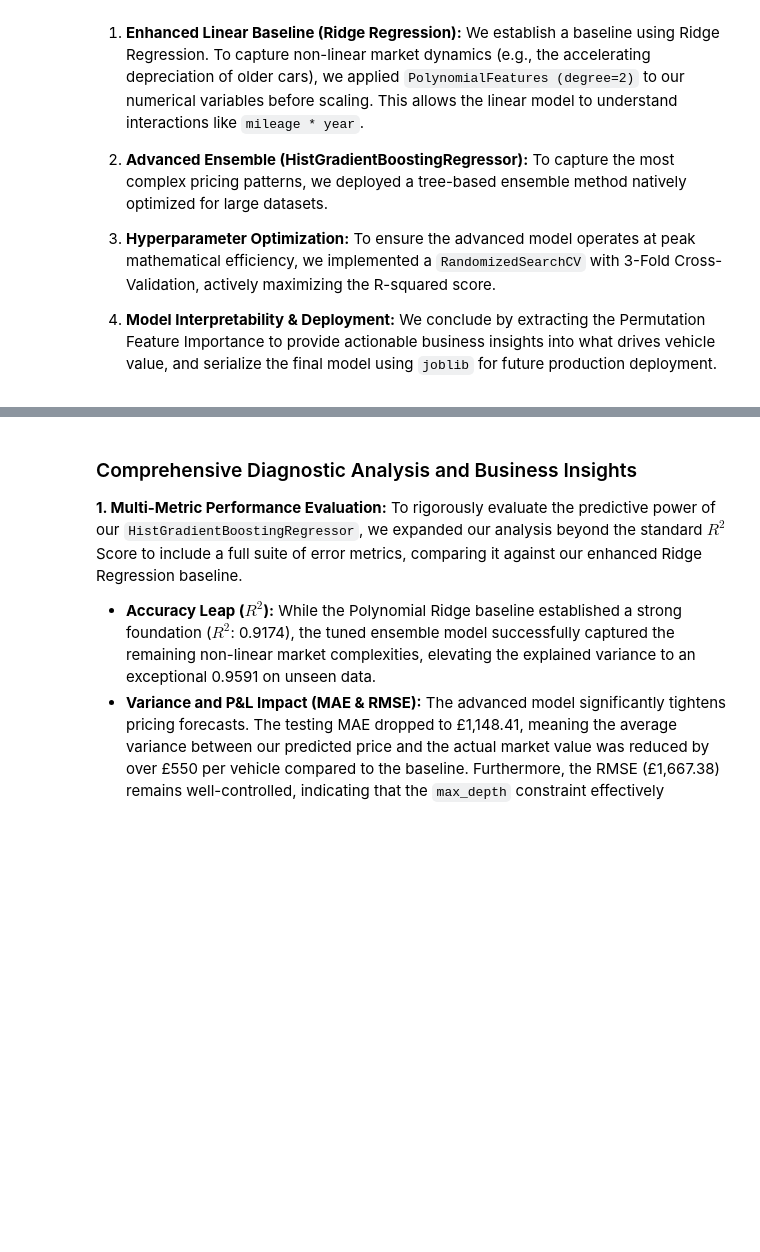
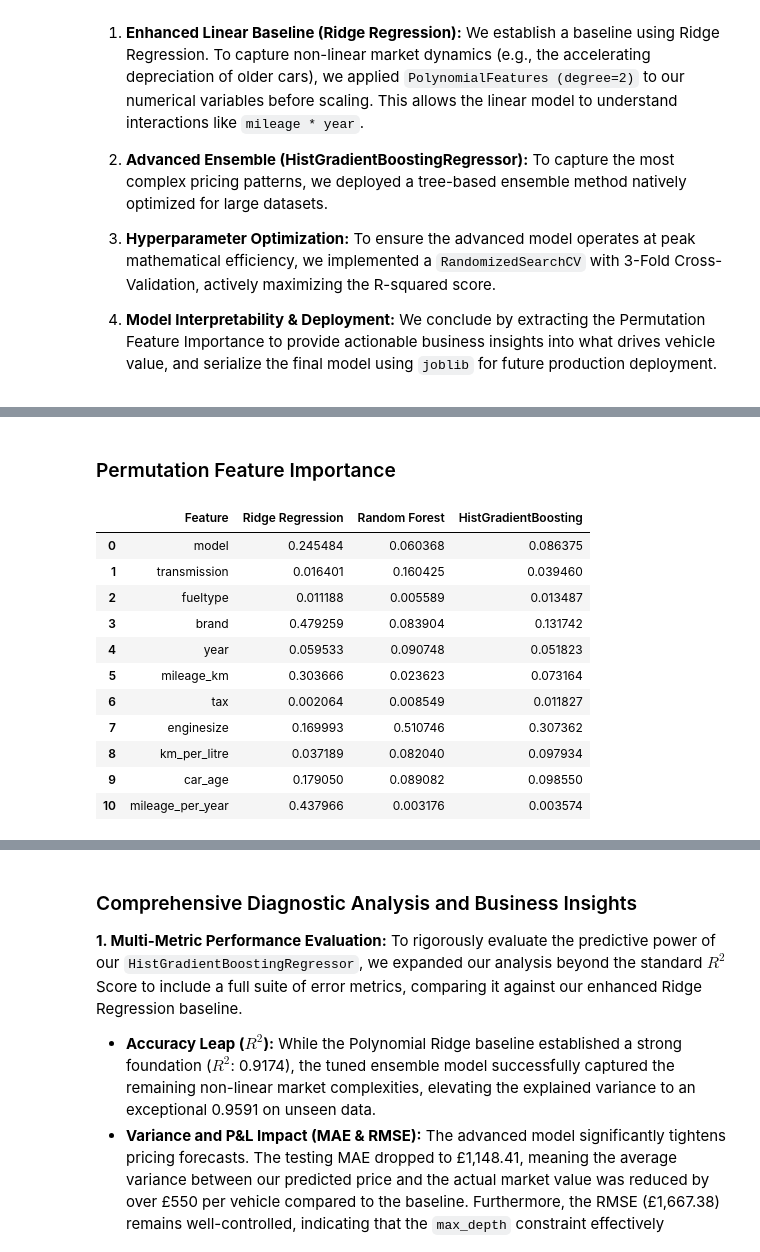
Before and after one commit to FiloDelu03/Machine-Learning-Group-AO-daje-roma-daje-, a Jupyter notebook: Model Car.ipynb, the cells around one changed output, grey strips where cells are left out. Drawn from its saved outputs; the diff is of its cells as text; code cells hidden in the pictures; blank space fills up the shorter version.

```diff
--- a/Model Car.ipynb
+++ b/Model Car.ipynb
@@ -47,0 +391,56 @@ To accurately predict the market value of used vehicles, we framed this as a sup
+# %% [markdown]
+### Permutation Feature Importance
+# %%
+# Ridge Regression
+ridge_perm_result = permutation_importance(
+    pipeline_ridge,
+    X_test,
+    y_test,
+    n_repeats=5,
+    random_state=42,
+    n_jobs=-1
+)
+
+# Random Forest
+rf_perm_result = permutation_importance(
+    pipeline_rf,
+    X_test,
+    y_test,
+    n_repeats=5,
+    random_state=42,
+    n_jobs=-1
+)
+
+# HistGradientBoosting
+gb_perm_result = permutation_importance(
+    best_model_gb,
+    X_test,
+    y_test,
+    n_repeats=5,
+    random_state=42,
+    n_jobs=-1
+)
+
+
+# General Feature Importance Comparison Table
+feature_importance_comparison = pd.DataFrame({
+    'Feature': X_test.columns,
+    'Ridge Regression': ridge_perm_result.importances_mean,
+    'Random Forest': rf_perm_result.importances_mean,
+    'HistGradientBoosting': gb_perm_result.importances_mean
+})
+
+display(feature_importance_comparison)
+# %% [output]
+|  | Feature | Ridge Regression | Random Forest | HistGradientBoosting |
+| 0 | model | 0.245484 | 0.060368 | 0.086375 |
+| 1 | transmission | 0.016401 | 0.160425 | 0.039460 |
+| 2 | fueltype | 0.011188 | 0.005589 | 0.013487 |
+| 3 | brand | 0.479259 | 0.083904 | 0.131742 |
+| 4 | year | 0.059533 | 0.090748 | 0.051823 |
+| 5 | mileage_km | 0.303666 | 0.023623 | 0.073164 |
+| 6 | tax | 0.002064 | 0.008549 | 0.011827 |
+| 7 | enginesize | 0.169993 | 0.510746 | 0.307362 |
+| 8 | km_per_litre | 0.037189 | 0.082040 | 0.097934 |
+| 9 | car_age | 0.179050 | 0.089082 | 0.098550 |
+| 10 | mileage_per_year | 0.437966 | 0.003176 | 0.003574 |
```
Also changed, not shown: parts of 35 cells of this notebook, 1 other file.
